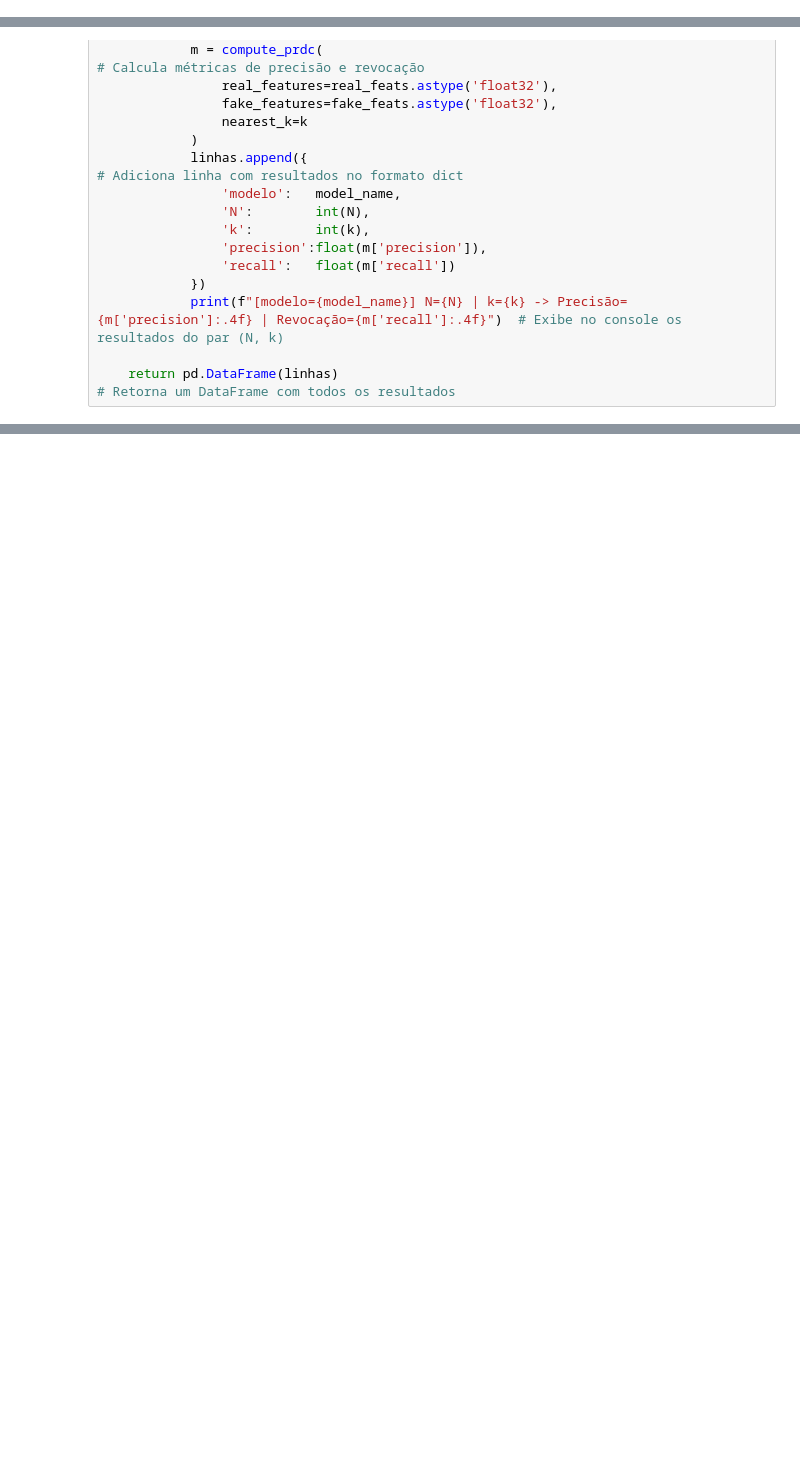
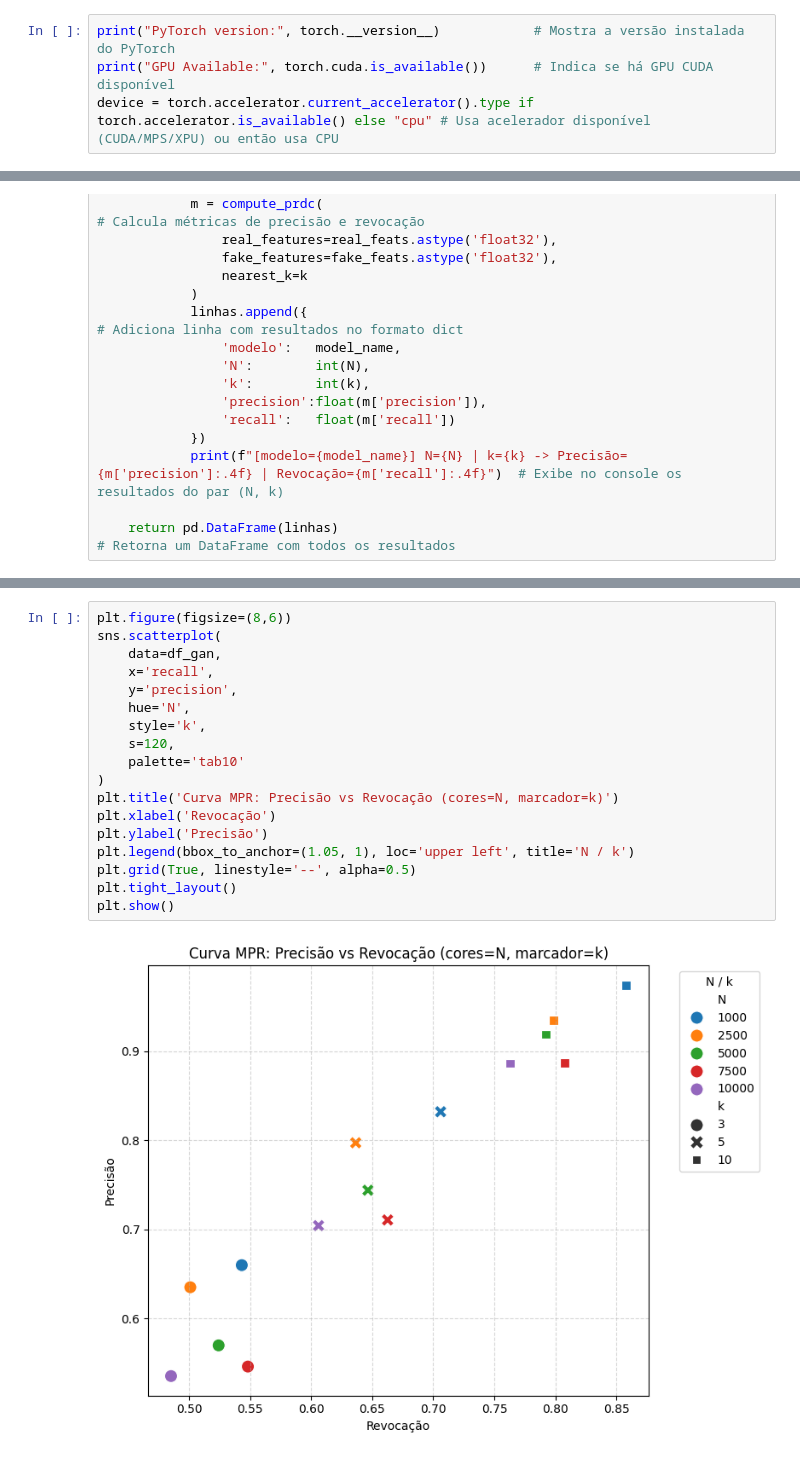
Before and after one commit to davialmeida135/GenAI, a Jupyter notebook: 06 - Precisao e Revocacao/eval.ipynb, the cells around one changed output, grey strips where cells are left out. Cells and saved outputs as stored; diff of their text form; blank space fills up the shorter version.

```diff
--- a/06 - Precisao e Revocacao/eval.ipynb
+++ b/06 - Precisao e Revocacao/eval.ipynb
@@ -26,0 +61,4 @@ Observação: A utilização dos laboratórios anteriores é permitida. Nesse ca
+# %%
+print("PyTorch version:", torch.__version__)            # Mostra a versão instalada do PyTorch
+print("GPU Available:", torch.cuda.is_available())      # Indica se há GPU CUDA disponível
+device = torch.accelerator.current_accelerator().type if torch.accelerator.is_available() else "cpu" # Usa acelerador disponível (CUDA/MPS/XPU) ou então usa CPU
@@ -306,0 +533,20 @@ def plot_mpr_df(df: pd.DataFrame):
+# %%
+plt.figure(figsize=(8,6))
+sns.scatterplot(
+    data=df_gan,
+    x='recall',
+    y='precision',
+    hue='N',
+    style='k',
+    s=120,
+    palette='tab10'
+)
+plt.title('Curva MPR: Precisão vs Revocação (cores=N, marcador=k)')
+plt.xlabel('Revocação')
+plt.ylabel('Precisão')
+plt.legend(bbox_to_anchor=(1.05, 1), loc='upper left', title='N / k')
+plt.grid(True, linestyle='--', alpha=0.5)
+plt.tight_layout()
+plt.show()
+# %% [output]
+[figure, added]
```
Also changed, not shown: parts of 24 cells of this notebook, 12 other files.
